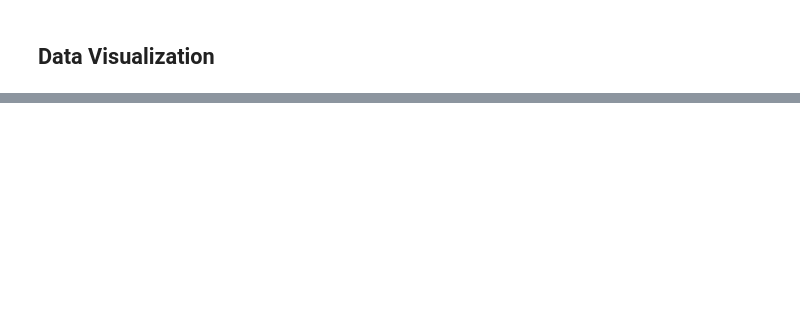
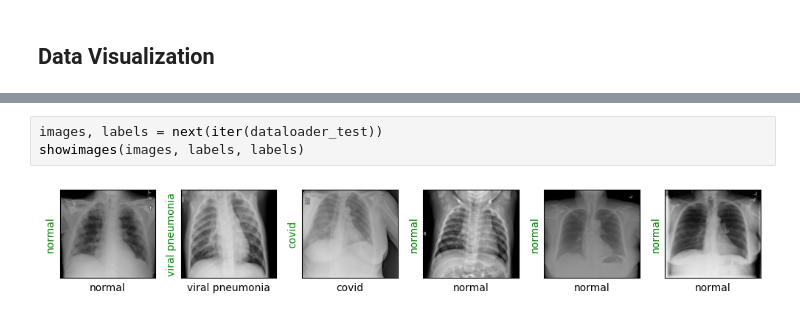
Before and after one commit to blondedman/covid-19-detection, a Jupyter notebook: covid-19-detection.ipynb, the cells around one changed output, grey strips where cells are left out. Drawn from its saved outputs; the diff is of its cells as text; blank space fills up the shorter version.

```diff
--- a/covid-19-detection.ipynb
+++ b/covid-19-detection.ipynb
@@ -161,0 +167,5 @@ def __showimages__(images, labels, predictions):
+# %%
+images, labels = next(iter(dataloader_test))
+showimages(images, labels, labels)
+# %% [output]
+[figure, added]
```
Also changed, not shown: parts of 6 cells of this notebook.
